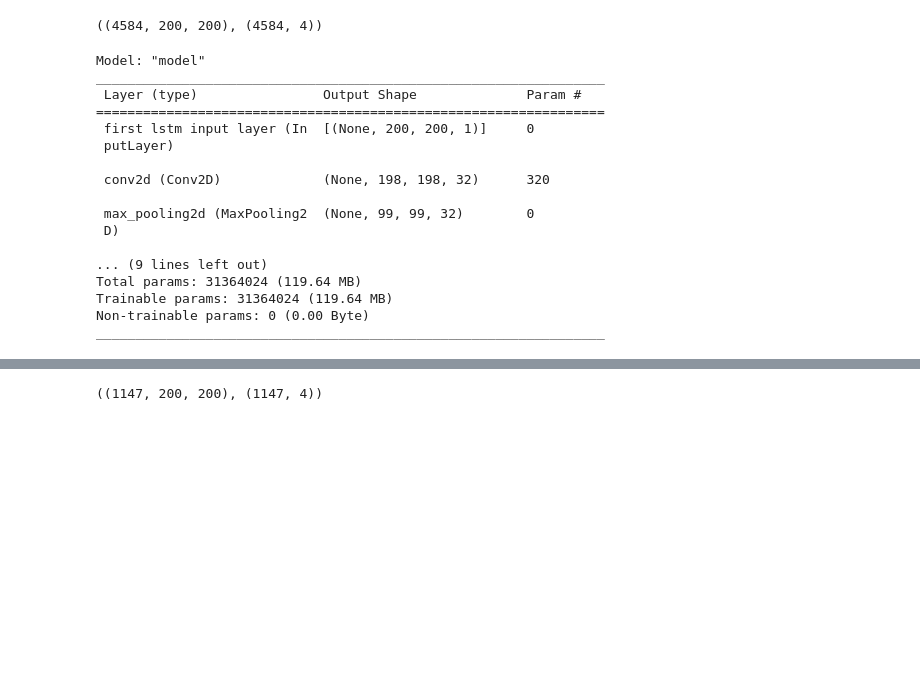
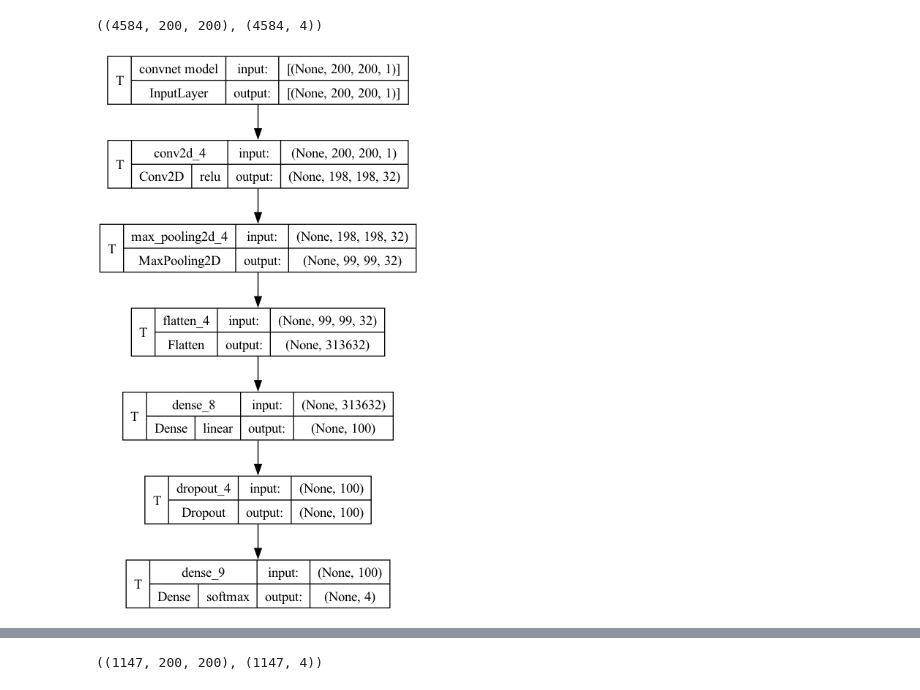
Before and after one commit to kibambe-0167/sacair-satelite-competition, a Jupyter notebook: convnet.ipynb, the cells around one changed output, grey strips where cells are left out. Cells and saved outputs as stored; diff of their text form; code cells hidden in the pictures; blank space fills up the shorter version.

```diff
--- a/convnet.ipynb
+++ b/convnet.ipynb
@@ -98,40 +116,24 @@ x_train.shape, y_train.shape
 # %%
 BATCH_SIZE = 16
 DROPOUT_RATE = 0.4
 LEARNING_RATE: int = 0.1e-3
 INPUT_SHAPE = filter_imgs.shape[1:]
 NUM_CLASSES = y_train.shape[-1]
 
 #
-input = Input(shape=(200, 200, 1), name="first lstm input layer")
+input = Input(shape=(200, 200, 1), name="convnet model")
 x = Convolution2D(32, 3, data_format='channels_last', activation="relu", input_shape=(200, 200, 1))(input)
 x = keras.layers.MaxPool2D(pool_size=(2,2))(x)
 x = keras.layers.Flatten()(x)
 x = Dense(100)(x)
 x = Dropout(DROPOUT_RATE)(x)
 #
 output = Dense(NUM_CLASSES, activation="softmax")(x)
 #
 model = Model(inputs=input, outputs=output)
 model.compile(optimizer="adam", loss="categorical_crossentropy", metrics=["accuracy"] )
 
-# keras.utils.plot_model(model, show_layer_names=True, show_shapes=True, show_layer_activations=True, show_trainable=True )
-model.summary()
+# convnet_layers_model
+keras.utils.plot_model(model, show_layer_names=True, show_shapes=True, show_layer_activations=True, show_trainable=True )
 # %% [output]
-Model: "model"
-_________________________________________________________________
- Layer (type)                Output Shape              Param #
-=================================================================
- first lstm input layer (In  [(None, 200, 200, 1)]     0
- putLayer)
-
- conv2d (Conv2D)             (None, 198, 198, 32)      320
-
- max_pooling2d (MaxPooling2  (None, 99, 99, 32)        0
- D)
-
-... (9 lines left out)
-Total params: 31364024 (119.64 MB)
-Trainable params: 31364024 (119.64 MB)
-Non-trainable params: 0 (0.00 Byte)
-_________________________________________________________________
+[figure, added]
```
Also changed, not shown: parts of 21 cells of this notebook, 5 other files.
